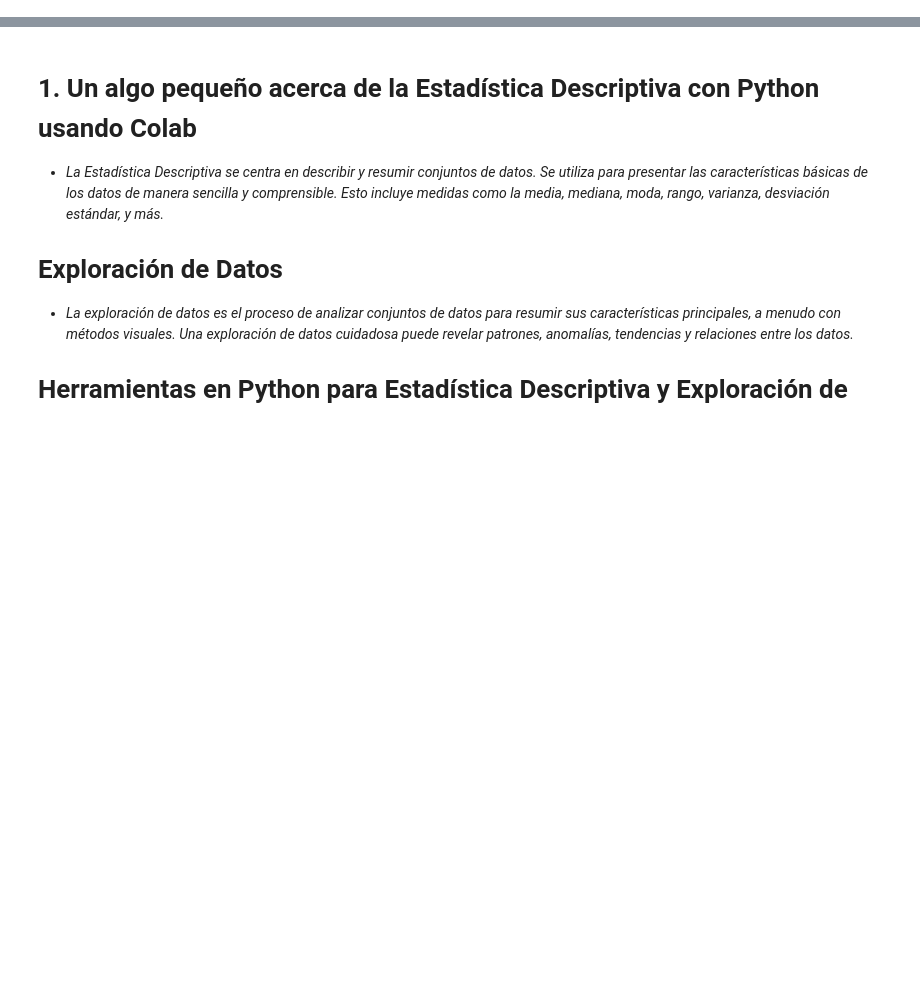
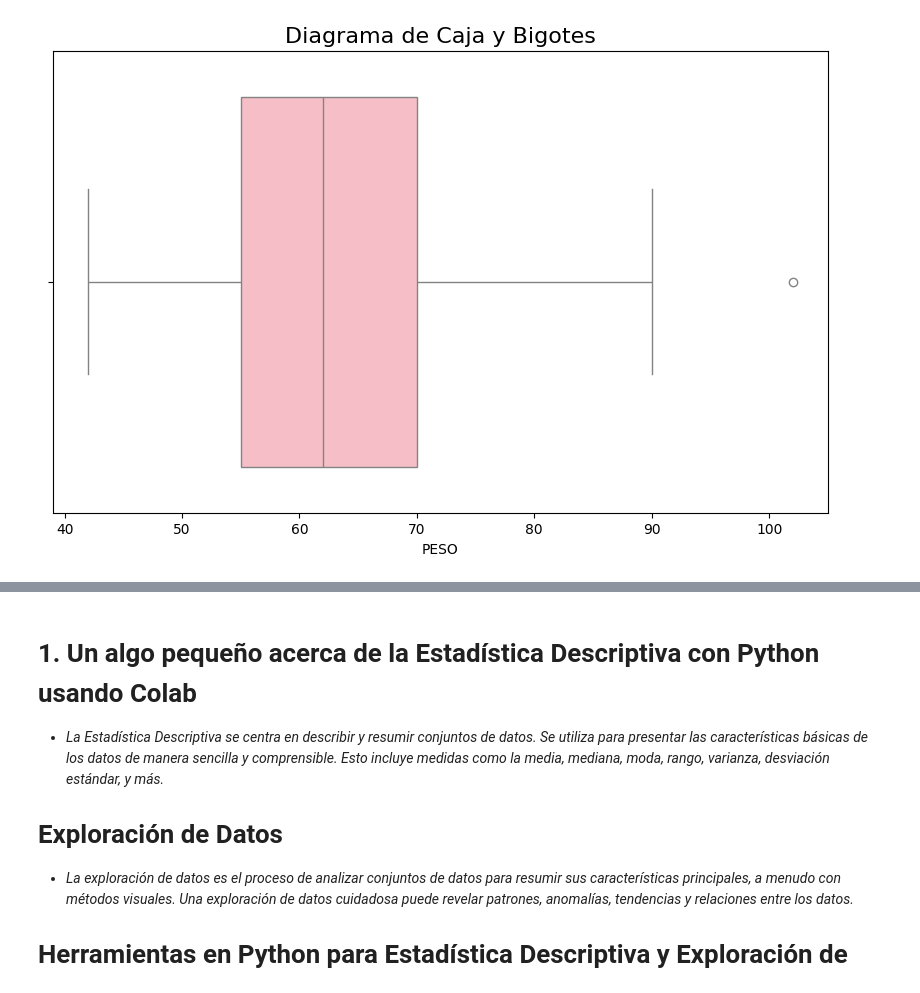
Before and after one commit to JSEFERINO/Curso_Estadistica, a Jupyter notebook: 2_P_y_R_Julio_Hurtado.ipynb, the cells around one changed output, grey strips where cells are left out. Drawn from its saved outputs; the diff is of its cells as text; code cells hidden in the pictures; blank space fills up the shorter version.

```diff
--- a/2_P_y_R_Julio_Hurtado.ipynb
+++ b/2_P_y_R_Julio_Hurtado.ipynb
@@ -7,0 +361,18 @@
+# %%
+# @title **21. Usando seaborn - Diagrama de Caja y Bigotes**
+import matplotlib.pyplot as plt
+import seaborn as sns
+
+
+# Crear la figura y los ejes
+fig, ax = plt.subplots(figsize=(10, 6))
+sns.boxplot(x=datos_peso, ax=ax, color="lightpink")
+ax.grid(False)
+
+# Título
+ax.set_title('Diagrama de Caja y Bigotes', fontsize=16)
+
+# Mostrar el gráfico
+plt.show()
+# %% [output]
+[figure, added]
```
Also changed, not shown: parts of 56 cells of this notebook.
